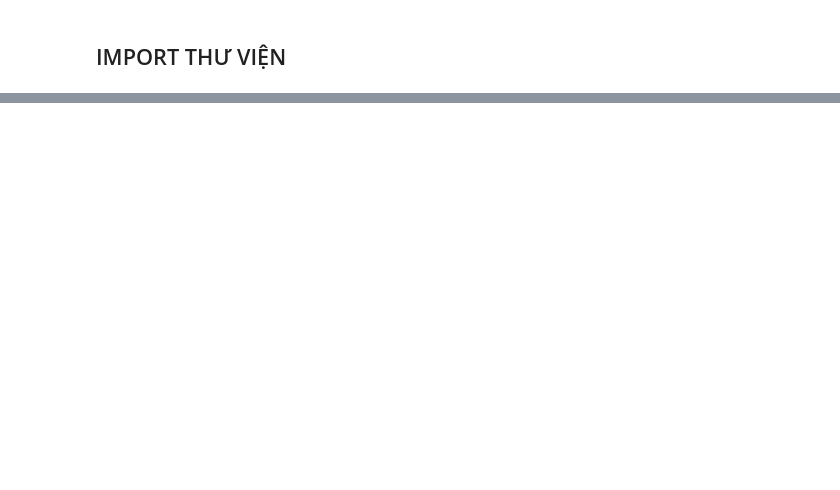
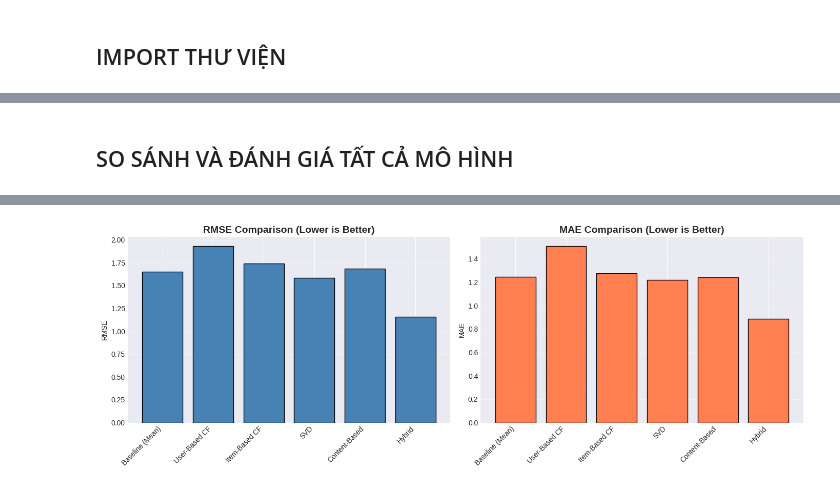
Before and after one commit to khoa-nguyen-data/phan-cum-khach-hang, a Jupyter notebook: DOANH/books-recommend.ipynb, the cells around one changed output, grey strips where cells are left out. Saved outputs shown, nothing was run; the diff lists cells and outputs as text; code cells hidden in the pictures; blank space fills up the shorter version.

```diff
--- a/DOANH/books-recommend.ipynb
+++ b/DOANH/books-recommend.ipynb
@@ -1288,0 +177,8 @@ Gợi ý HYBRID cho User ID: 95226
+# %%
+# Top sách được rating nhiều nhất
+print("\n3. Top 10 sách được đánh giá nhiều nhất:")
+top_books = book_rating_counts.nlargest(10)
+for isbn, count in top_books.items():
+    book_title = books[books['ISBN'] == isbn]['Book-Title'].values
+    if len(book_title) > 0:
+        print(f"{book_title[0][:50]}: {count} ratings")
@@ -1288,0 +281,10 @@ Gợi ý HYBRID cho User ID: 95226
+# %%
+# Bước 4: Train-Test Split
+print("Chia Train-Test:")
+train_data, test_data = sklearn_split(
+    ratings_filtered,
+    test_size=0.2,
+    random_state=42
+)
+print(f"Train size: {len(train_data)}")
+print(f"Test size: {len(test_data)}")
@@ -1288,0 +902,55 @@ Gợi ý HYBRID cho User ID: 95226
+# %% [markdown]
+## SO SÁNH VÀ ĐÁNH GIÁ TẤT CẢ MÔ HÌNH
+# %%
+print("SO SÁNH TẤT CẢ CÁC MÔ HÌNH")
+
+# Tạo DataFrame kết quả
+results = pd.DataFrame({
+    'Model': [
+        'Baseline (Mean)',
+        'User-Based CF',
+        'Item-Based CF',
+        'SVD',
+        'Content-Based',
+        'Hybrid'
+    ],
+    'RMSE': [
+        baseline_rmse,
+        ubcf_rmse,
+        ibcf_rmse,
+        svd_rmse,
+        cb_rmse,
+        hybrid_rmse
+    ],
+    'MAE': [
+        baseline_mae,
+        ubcf_mae,
+        ibcf_mae,
+        svd_mae,
+        cb_mae,
+        hybrid_mae
+    ]
+})
+
+print("\BẢNG KẾT QUẢ:")
+print(results.to_string(index=False))
+
+# Visualize
+plt.figure(figsize=(14, 5))
+
+plt.subplot(1, 2, 1)
+plt.bar(results['Model'], results['RMSE'], color='steelblue', edgecolor='black')
+plt.title('RMSE Comparison (Lower is Better)', fontsize=14, fontweight='bold')
+plt.ylabel('RMSE')
+plt.xticks(rotation=45, ha='right')
+plt.grid(axis='y', alpha=0.3)
+
+plt.subplot(1, 2, 2)
+plt.bar(results['Model'], results['MAE'], color='coral', edgecolor='black')
+plt.title('MAE Comparison (Lower is Better)', fontsize=14, fontweight='bold')
+plt.ylabel('MAE')
+plt.xticks(rotation=45, ha='right')
+plt.grid(axis='y', alpha=0.3)
+
+plt.tight_layout()
+# %% [output]
@@ -1288,0 +966 @@ Gợi ý HYBRID cho User ID: 95226
+[figure, added]
```
Also changed, not shown: parts of 90 cells of this notebook, 1 other file.
